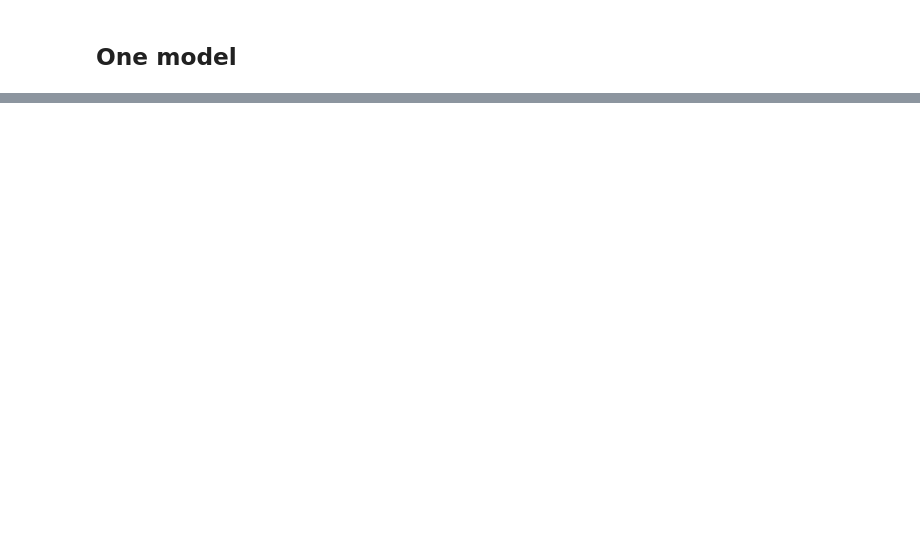
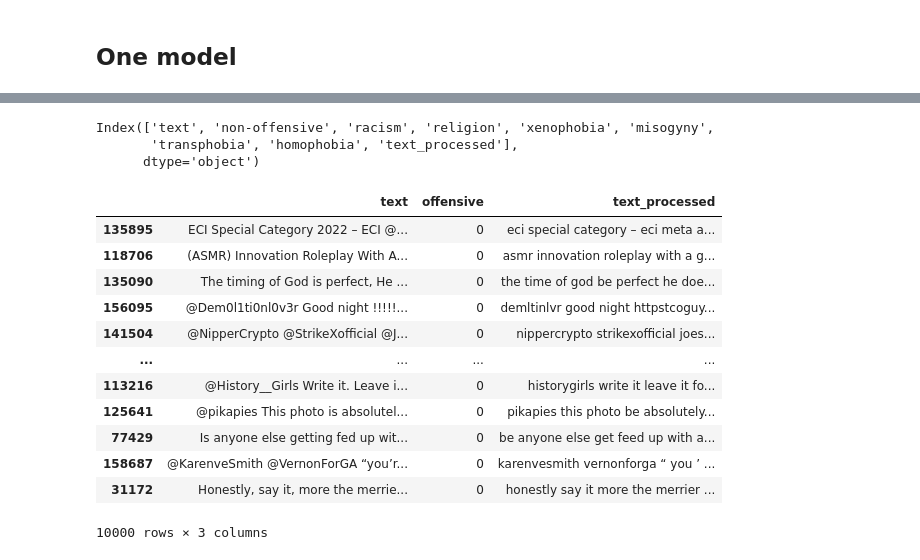
Before and after one commit to irismarechal1997/moder_ia, a Jupyter notebook: notebook/Mariannev2.ipynb, the cells around one changed output, grey strips where cells are left out. Cells and saved outputs as stored; diff of their text form; code cells hidden in the pictures; blank space fills up the shorter version.

```diff
--- a/notebook/Mariannev2.ipynb
+++ b/notebook/Mariannev2.ipynb
@@ -434,0 +543,7 @@ labelled_data.head()
+# %%
+labelled_data.head()
+labelled_data.columns
+# %% [output]
+Index(['text', 'non-offensive', 'racism', 'religion', 'xenophobia', 'misogyny',
+       'transphobia', 'homophobia', 'text_processed'],
+      dtype='object')
@@ -434,0 +553,16 @@ labelled_data.head()
+# %%
+new_df
+# %% [output]
+|  | text | offensive | text_processed |
+| 135895 | ECI Special Category 2022 – ECI @... | 0 | eci special category – eci meta a... |
+| 118706 | (ASMR) Innovation Roleplay With A... | 0 | asmr innovation roleplay with a g... |
+| 135090 | The timing of God is perfect, He ... | 0 | the time of god be perfect he doe... |
+| 156095 | @Dem0l1ti0nl0v3r Good night !!!!!... | 0 | demltinlvr good night httpstcoguy... |
+| 141504 | @NipperCrypto @StrikeXofficial @J... | 0 | nippercrypto strikexofficial joes... |
+| ... | ... | ... | ... |
+| 113216 | @History__Girls Write it. Leave i... | 0 | historygirls write it leave it fo... |
+| 125641 | @pikapies This photo is absolutel... | 0 | pikapies this photo be absolutely... |
+| 77429 | Is anyone else getting fed up wit... | 0 | be anyone else get feed up with a... |
+| 158687 | @KarenveSmith @VernonForGA “you’r... | 0 | karenvesmith vernonforga “ you ’ ... |
+| 31172 | Honestly, say it, more the merrie... | 0 | honestly say it more the merrier ... |
+10000 rows × 3 columns
```
Also changed, not shown: parts of 27 cells of this notebook, 4 other files.
